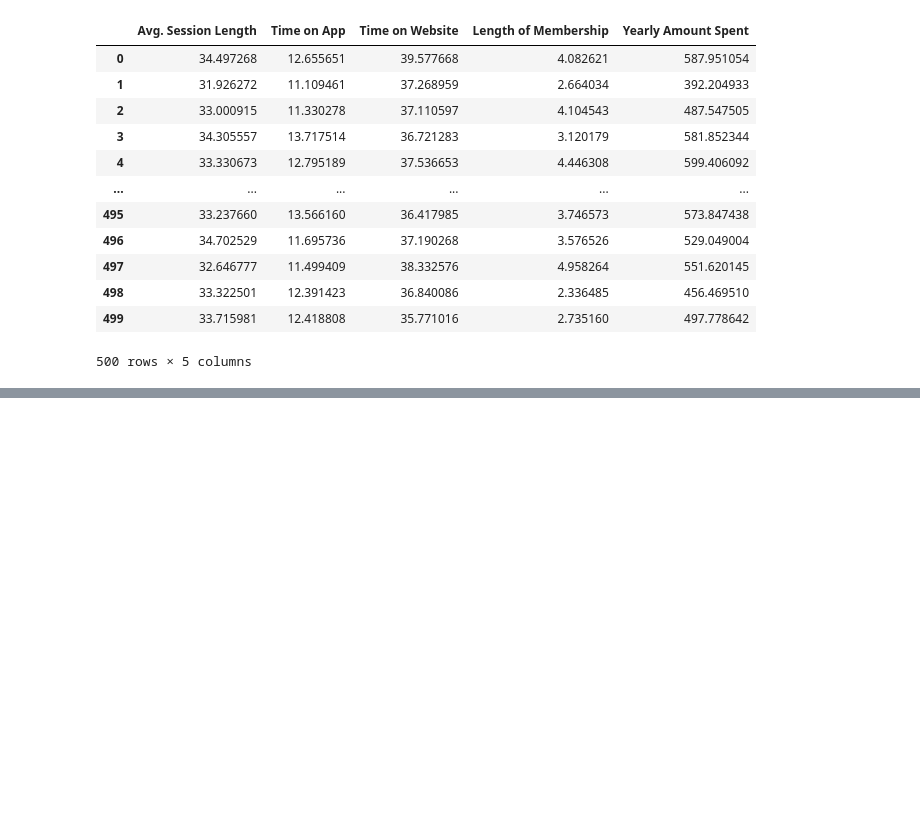
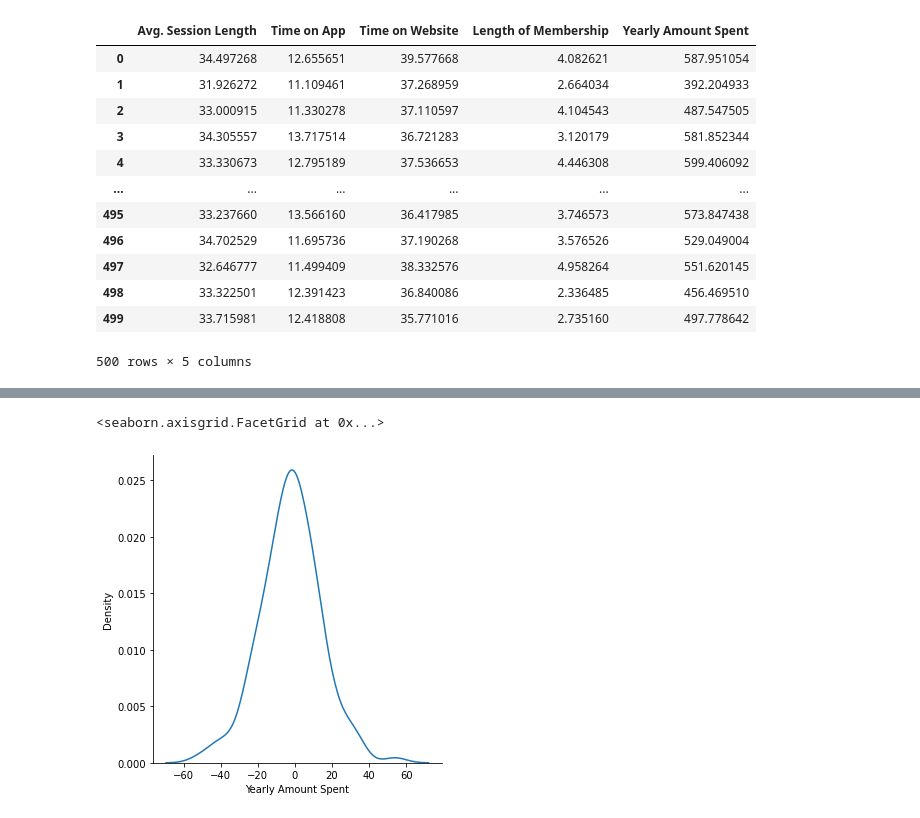
Before and after one commit to oigwebuike/Ecommerce-ml-project, a Jupyter notebook: project_nb.ipynb, the cells around one changed output, grey strips where cells are left out. Cells and saved outputs as stored; diff of their text form; code cells hidden in the pictures; blank space fills up the shorter version.

```diff
--- a/project_nb.ipynb
+++ b/project_nb.ipynb
@@ -156,0 +194,5 @@ X_test = scaler.transform(X_test)
+# %%
+sns.displot(residuals_xgb, kind="kde")
+# %% [output]
+<seaborn.axisgrid.FacetGrid at 0x...>
+[figure, added]
```
Also changed, not shown: parts of 10 cells of this notebook.
